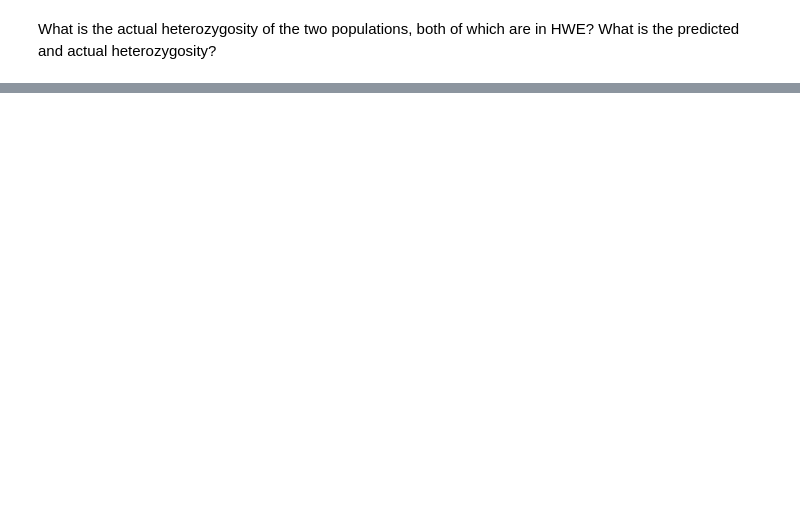
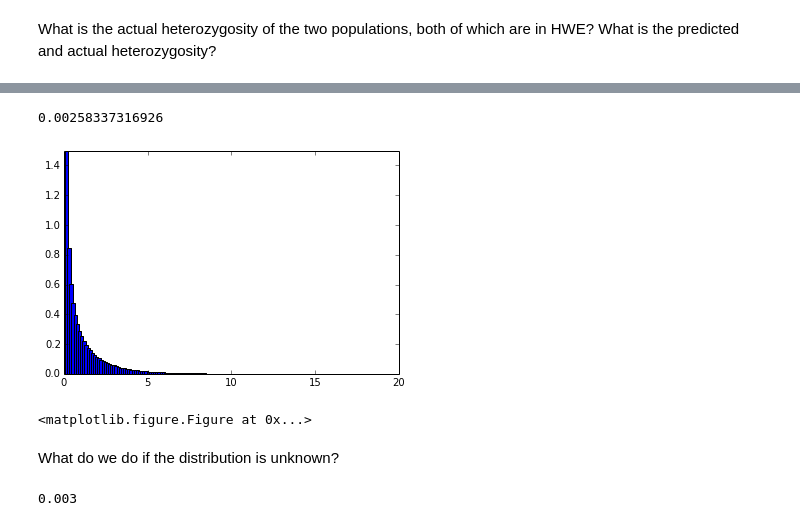
Before and after one commit to gregcaporaso/teaching-notebooks, a Jupyter notebook: chase-pop-gen/popgen-lecture3.ipynb, the cells around one changed output, grey strips where cells are left out. Saved outputs shown, nothing was run; the diff lists cells and outputs as text; code cells hidden in the pictures; blank space fills up the shorter version.

```diff
--- a/chase-pop-gen/popgen-lecture3.ipynb
+++ b/chase-pop-gen/popgen-lecture3.ipynb
@@ -147,5 +184,68 @@ Chi-square test statistic:
 x2 = sum((O-E)^2/E)
 # %%
 df=1
-pv=chi2.pdf(2, df)
+pv=chi2.pdf(8, df)
 print pv
+# %% [output]
+0.00258337316926
+# %%
+df=1
+rv=chi2(df)
+v=norm.rvs(size=1000000)
+v2=v*v
+h,bin_edges=np.histogram(v2,bins=200,density=True)
+bin_center=(bin_edges[1:]+bin_edges[:-1])/2.0
+plt.ylim(0, 1.5)
+plt.xlim(0, 20)
+plt.bar(bin_center,h,width=0.2)
+x=np.linspace(0,20)
+chi2pdf=rv.pdf(x)
+plt.figure(figsize=(100, 100), dpi=1000)
+plt.show()
+# %% [output]
+[figure, added]
+<matplotlib.figure.Figure at 0x...>
+# %% [markdown]
+What do we do if the distribution is unknown?
+# %%
+#If distribution is unknown we can bootstrap
+def calculate_x2_test_stat(p_hom, q_hom, het, n):
+    p = ((2*p_hom) + het)/(2*n)
+    q = ((2*q_hom) + het)/(2*n)
+    p_pred = p*p*n
+    q_pred = q*q*n
+    het_pred = 2*p*q*n
+#     print het_pred, het
+    return ((((p_hom - p_pred)**2)/p_pred) + (((q_hom - q_pred)**2)/q_pred) + (((het - het_pred)**2)/het_pred))
+
+def weightedChoice(weights, objects):
+    cs = np.cumsum(weights)
+    idx = sum(cs < np.random.rand())
+    return objects[idx]
+
+def fraction_better_or_equivalent_hwe(n, p, test_stat, iterations):
+    q = 1-p
+    weights = [p, q]
+    alleles = ['p', 'q']
+    better = 0
+    for i in range(iterations):
+        p_hom = 0
+        q_hom = 0
+        het = 0
+        for i in range(n):
+            genotype = [weightedChoice(weights, alleles), weightedChoice(weights, alleles)]
+            if genotype == ['p', 'p']:
+                p_hom += 1
+            elif genotype[0] != genotype[1]:
+                het += 1
+            else:
+                q_hom += 1
+#         print p_hom, q_hom, het
+        rand_test_stat = calculate_x2_test_stat(p_hom, q_hom, het, n)
+        if rand_test_stat >= test_stat:
+            better += 1
+    return better/iterations
+
+print fraction_better_or_equivalent_hwe(1301, .518, 8, 1000)
+# %% [output]
+0.003
```
Also changed, not shown: parts of 18 cells of this notebook.
